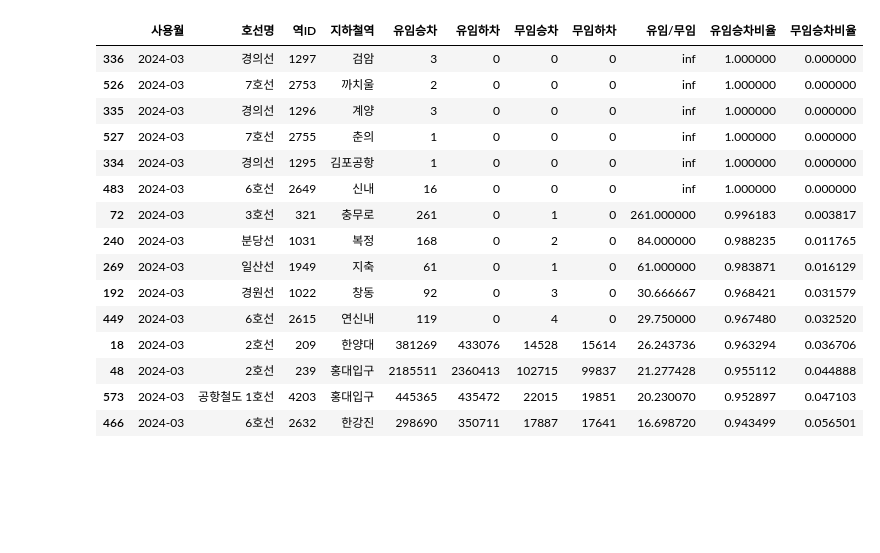
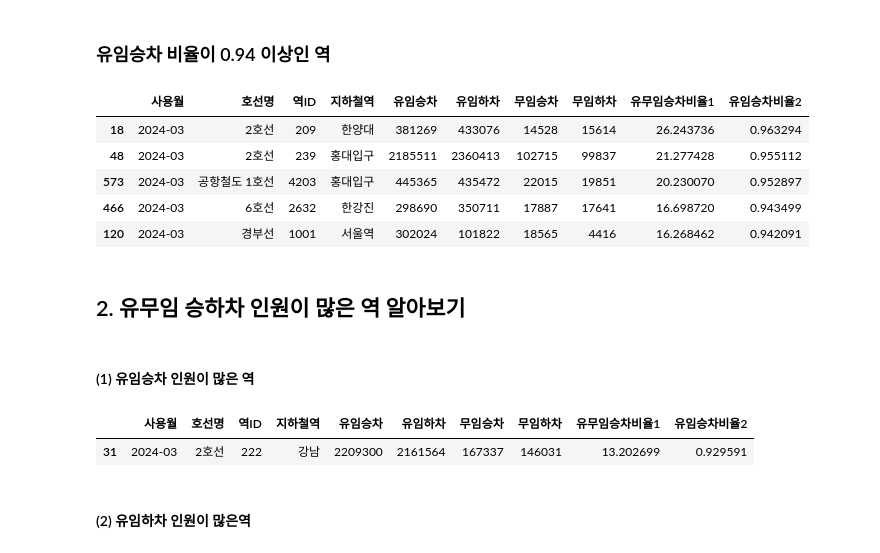
Before and after one commit to SHU-Webbb/DataAnalysis, a Jupyter notebook: Exercise02_대중교통 데이터 시각화.ipynb, the cells around one changed output. Drawn from its saved outputs; the diff is of its cells as text; code cells hidden in the pictures; blank space fills up the shorter version.

```diff
--- a/Exercise02_대중교통 데이터 시각화.ipynb
+++ b/Exercise02_대중교통 데이터 시각화.ipynb
@@ -29,6 +16,0 @@ subway_raw.head(10)
-# %%
-subway_raw['유임/무임'] = subway_raw['유임승차']/subway_raw['무임승차']
-subway_raw['유임승차비율'] = (subway_raw['유임승차']/(subway_raw['무임승차']+subway_raw['유임승차']))
-subway_raw['무임승차비율'] = (subway_raw['무임승차']/(subway_raw['무임승차']+subway_raw['유임승차']))
-
-subway_raw.head(10)
@@ -46,0 +38,4 @@ subway_raw.head(10)
+# %%
+rate = subway_raw['유임승차'] / subway_raw['무임승차']
+# %%
+subway_raw['유무임승차비율1'] = rate
@@ -46,0 +83,3 @@ subway_raw.head(10)
+# %%
+subway_raw['유임승차비율2'] = subway_raw['유임승차'] / (subway_raw['유임승차'] + subway_raw['무임승차'])
+subway_raw
@@ -47,20 +126,23 @@ subway_raw.head(10)
+# %% [markdown]
+### 유임승차 비율이 0.94 이상인 역
+# %%
+subway_sort[subway_sort['유임승차비율2'] >= 0.94]
+# %% [output]
+|  | 사용월 | 호선명 | 역ID | 지하철역 | 유임승차 | 유임하차 | 무임승차 | 무임하차 | 유무임승차비율1 | 유임승차비율2 |
+| 18 | 2024-03 | 2호선 | 209 | 한양대 | 381269 | 433076 | 14528 | 15614 | 26.243736 | 0.963294 |
+| 48 | 2024-03 | 2호선 | 239 | 홍대입구 | 2185511 | 2360413 | 102715 | 99837 | 21.277428 | 0.955112 |
+| 573 | 2024-03 | 공항철도 1호선 | 4203 | 홍대입구 | 445365 | 435472 | 22015 | 19851 | 20.230070 | 0.952897 |
+| 466 | 2024-03 | 6호선 | 2632 | 한강진 | 298690 | 350711 | 17887 | 17641 | 16.698720 | 0.943499 |
+| 120 | 2024-03 | 경부선 | 1001 | 서울역 | 302024 | 101822 | 18565 | 4416 | 16.268462 | 0.942091 |
+# %% [markdown]
+## 2. 유무임 승하차 인원이 많은 역 알아보기
+# %% [markdown]
+#### (1) 유임승차 인원이 많은 역
 # %%
-subway_raw.sort_values(by='유임/무임', ascending=False).head(15)
+subway_raw.sort_values(by='유임승차', ascending=False).head(1)
 # %% [output]
-|  | 사용월 | 호선명 | 역ID | 지하철역 | 유임승차 | 유임하차 | 무임승차 | 무임하차 | 유임/무임 | 유임승차비율 | 무임승차비율 |
-| 336 | 2024-03 | 경의선 | 1297 | 검암 | 3 | 0 | 0 | 0 | inf | 1.000000 | 0.000000 |
-| 526 | 2024-03 | 7호선 | 2753 | 까치울 | 2 | 0 | 0 | 0 | inf | 1.000000 | 0.000000 |
-| 335 | 2024-03 | 경의선 | 1296 | 계양 | 3 | 0 | 0 | 0 | inf | 1.000000 | 0.000000 |
-| 527 | 2024-03 | 7호선 | 2755 | 춘의 | 1 | 0 | 0 | 0 | inf | 1.000000 | 0.000000 |
-| 334 | 2024-03 | 경의선 | 1295 | 김포공항 | 1 | 0 | 0 | 0 | inf | 1.000000 | 0.000000 |
-| 483 | 2024-03 | 6호선 | 2649 | 신내 | 16 | 0 | 0 | 0 | inf | 1.000000 | 0.000000 |
-| 72 | 2024-03 | 3호선 | 321 | 충무로 | 261 | 0 | 1 | 0 | 261.000000 | 0.996183 | 0.003817 |
-| 240 | 2024-03 | 분당선 | 1031 | 복정 | 168 | 0 | 2 | 0 | 84.000000 | 0.988235 | 0.011765 |
-| 269 | 2024-03 | 일산선 | 1949 | 지축 | 61 | 0 | 1 | 0 | 61.000000 | 0.983871 | 0.016129 |
-| 192 | 2024-03 | 경원선 | 1022 | 창동 | 92 | 0 | 3 | 0 | 30.666667 | 0.968421 | 0.031579 |
-| 449 | 2024-03 | 6호선 | 2615 | 연신내 | 119 | 0 | 4 | 0 | 29.750000 | 0.967480 | 0.032520 |
-| 18 | 2024-03 | 2호선 | 209 | 한양대 | 381269 | 433076 | 14528 | 15614 | 26.243736 | 0.963294 | 0.036706 |
-| 48 | 2024-03 | 2호선 | 239 | 홍대입구 | 2185511 | 2360413 | 102715 | 99837 | 21.277428 | 0.955112 | 0.044888 |
-| 573 | 2024-03 | 공항철도 1호선 | 4203 | 홍대입구 | 445365 | 435472 | 22015 | 19851 | 20.230070 | 0.952897 | 0.047103 |
-| 466 | 2024-03 | 6호선 | 2632 | 한강진 | 298690 | 350711 | 17887 | 17641 | 16.698720 | 0.943499 | 0.056501 |
+|  | 사용월 | 호선명 | 역ID | 지하철역 | 유임승차 | 유임하차 | 무임승차 | 무임하차 | 유무임승차비율1 | 유임승차비율2 |
+| 31 | 2024-03 | 2호선 | 222 | 강남 | 2209300 | 2161564 | 167337 | 146031 | 13.202699 | 0.929591 |
+# %% [markdown]
+#### (2) 유임하차 인원이 많은역
 # %%
```
Also changed, not shown: parts of 31 cells of this notebook, 15 other files.
